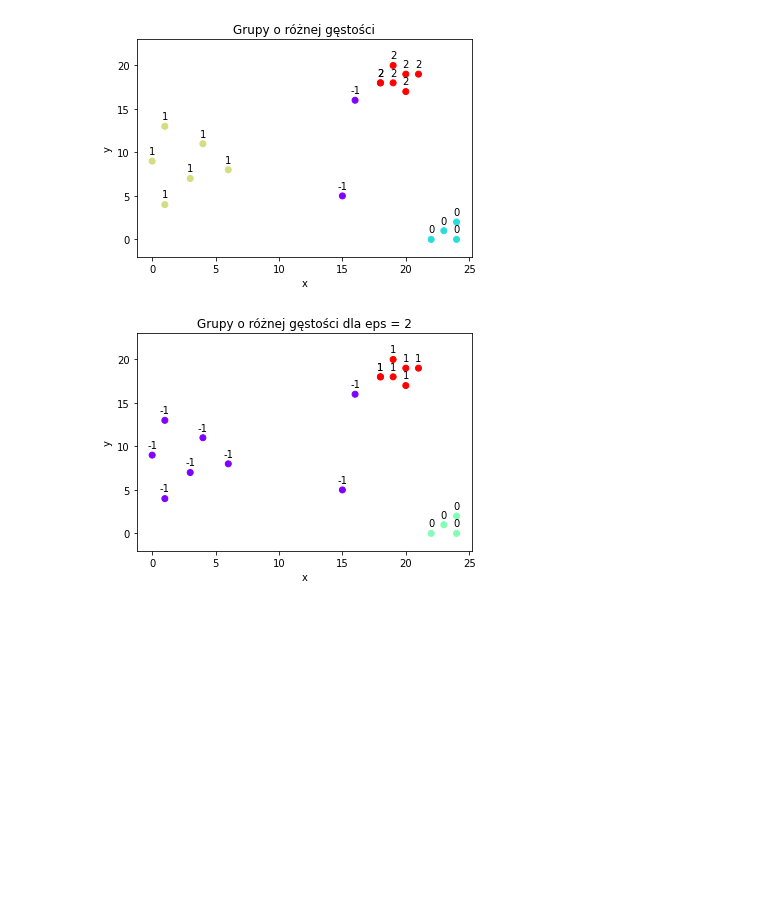
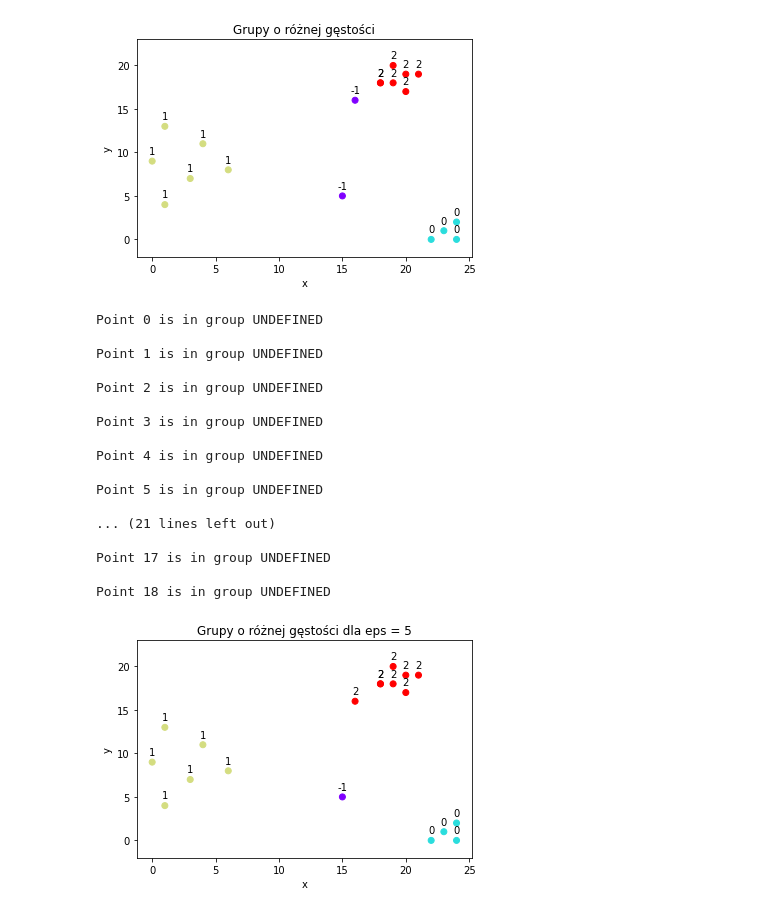
Before and after one commit to egi-megi/TIDBSCAN, a Jupyter notebook: plots.ipynb, the cells around one changed output. Cells and saved outputs as stored; diff of their text form; code cells hidden in the pictures; blank space fills up the shorter version.

```diff
--- a/plots.ipynb
+++ b/plots.ipynb
@@ -85,44 +85,62 @@ from algorythm_tidbscan import algorythm_tidbscan as ti
 xdata = 22, 23, 24, 1, 4, 6, 3, 20, 18, 19, 21, 15, 16, 0, 1, 19, 20, 18, 24
 ydata = 0, 1, 2, 13, 11, 8, 7, 19, 18, 20, 19, 5, 16, 9, 4, 18, 17, 18, 0
 array = []
-eps = 2
+eps = 5
 for i in range(0, len(xdata)):
     array_inner = []
     array_inner.append(xdata[i])
     array_inner.append(ydata[i])
     array.append(array_inner)
 data_array_diffrent_density = np.array(array)
-data_base_different_density = ti(3, eps, data_array_diffrent_density)
+data_base_different_density = ti(4, eps, data_array_diffrent_density, 0)
+data_array_diffrent_density
 
 xdata_ti = []
 ydata_ti = []
 c = []
 for point in data_base_different_density:
     xdata_ti.append(point.coordinates[0])
     ydata_ti.append(point.coordinates[1])
-    c.append(point.label)
+    c.append(point.label[0])
 cdata = []
 for i in range(0, len(c)):
     cdata.append(c[i]* 5 + 10)
 
 
 plt.scatter(xdata_ti, ydata_ti, c=cdata, cmap='rainbow')
 plt.title('Grupy o różnej gęstości dla eps = ' + str(eps))
 plt.xlabel('x')
 plt.ylabel('y')
 plt.ylim([-2, 23])
 
 for i in range(0, len(c)):
     plt.annotate(c[i], # this is the text
                  (xdata_ti[i],ydata_ti[i]), # this is the point to label
                  textcoords="offset points", # how to position the text
                  xytext=(0,7), # distance from text to points (x,y)
                  ha='center')
 
 file_name = 'plots/test_data_plot' + '_eps_' + str(eps) + '.pdf'
 plt.savefig(file_name)
 # %% [output]
+Point 0 is in group UNDEFINED
+
+Point 1 is in group UNDEFINED
+
+Point 2 is in group UNDEFINED
+
+Point 3 is in group UNDEFINED
+
+Point 4 is in group UNDEFINED
+
+Point 5 is in group UNDEFINED
+
+... (21 lines left out)
+
+Point 17 is in group UNDEFINED
+
+Point 18 is in group UNDEFINED
-[figure, old version]
+[figure, new version]
 # %%
 from algorythm_tidbscan import algorythm_tidbscan as ti
 
```
Also changed, not shown: parts of 1 cell of this notebook, 3 other files.
